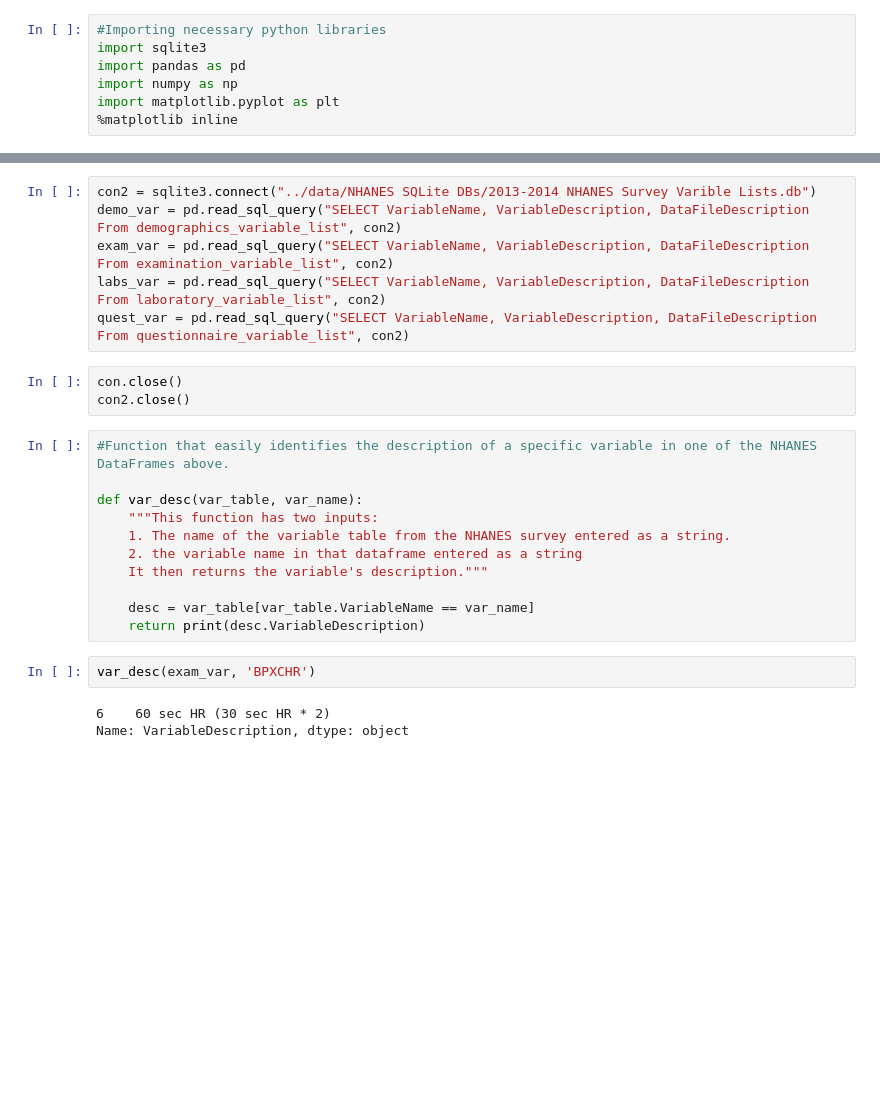
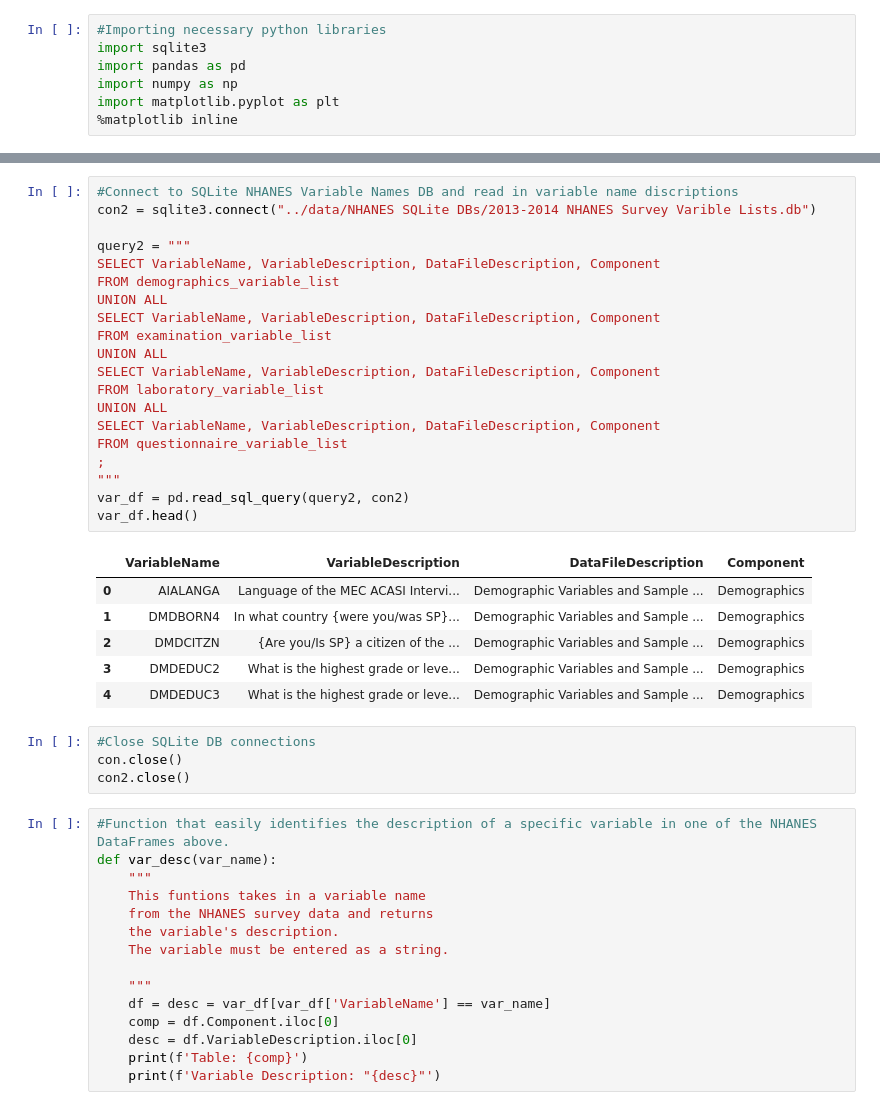
Before and after one commit to chrchristensen1/Deloitte-AI-Acadaemy-Final-Capstone-Project, a Jupyter notebook: Notebooks/Data Preparation.ipynb, the cells around one changed output, grey strips where cells are left out. Cells and saved outputs as stored; diff of their text form; blank space fills up the shorter version.

```diff
--- a/Notebooks/Data Preparation.ipynb
+++ b/Notebooks/Data Preparation.ipynb
@@ -14,25 +39,46 @@ quest_df = pd.read_sql_query("SELECT SEQN, MCQ300a, PAD630, PAD675, PAD615, PAD6
 # %%
+#Connect to SQLite NHANES Variable Names DB and read in variable name discriptions
 con2 = sqlite3.connect("../data/NHANES SQLite DBs/2013-2014 NHANES Survey Varible Lists.db")
-demo_var = pd.read_sql_query("SELECT VariableName, VariableDescription, DataFileDescription From demographics_variable_list", con2)
-exam_var = pd.read_sql_query("SELECT VariableName, VariableDescription, DataFileDescription From examination_variable_list", con2)
-labs_var = pd.read_sql_query("SELECT VariableName, VariableDescription, DataFileDescription From laboratory_variable_list", con2)
-quest_var = pd.read_sql_query("SELECT VariableName, VariableDescription, DataFileDescription From questionnaire_variable_list", con2)
+
+query2 = """
+SELECT VariableName, VariableDescription, DataFileDescription, Component
+FROM demographics_variable_list
+UNION ALL
+SELECT VariableName, VariableDescription, DataFileDescription, Component
+FROM examination_variable_list
+UNION ALL
+SELECT VariableName, VariableDescription, DataFileDescription, Component
+FROM laboratory_variable_list
+UNION ALL
+SELECT VariableName, VariableDescription, DataFileDescription, Component
+FROM questionnaire_variable_list
+;
+"""
+var_df = pd.read_sql_query(query2, con2)
+var_df.head()
+# %% [output]
+|  | VariableName | VariableDescription | DataFileDescription | Component |
+| 0 | AIALANGA | Language of the MEC ACASI Intervi... | Demographic Variables and Sample ... | Demographics |
+| 1 | DMDBORN4 | In what country {were you/was SP}... | Demographic Variables and Sample ... | Demographics |
+| 2 | DMDCITZN | {Are you/Is SP} a citizen of the ... | Demographic Variables and Sample ... | Demographics |
+| 3 | DMDEDUC2 | What is the highest grade or leve... | Demographic Variables and Sample ... | Demographics |
+| 4 | DMDEDUC3 | What is the highest grade or leve... | Demographic Variables and Sample ... | Demographics |
 # %%
+#Close SQLite DB connections
 con.close()
 con2.close()
 # %%
 #Function that easily identifies the description of a specific variable in one of the NHANES DataFrames above.
+def var_desc(var_name):
+    """
+    This funtions takes in a variable name
+    from the NHANES survey data and returns
+    the variable's description.
+    The variable must be entered as a string.
 
-def var_desc(var_table, var_name):
-    """This function has two inputs:
-    1. The name of the variable table from the NHANES survey entered as a string.
-    2. the variable name in that dataframe entered as a string
-    It then returns the variable's description."""
-
-    desc = var_table[var_table.VariableName == var_name]
-    return print(desc.VariableDescription)
+    """
+    df = desc = var_df[var_df['VariableName'] == var_name]
+    comp = df.Component.iloc[0]
+    desc = df.VariableDescription.iloc[0]
+    print(f'Table: {comp}')
+    print(f'Variable Description: "{desc}"')
-# %%
-var_desc(exam_var, 'BPXCHR')
-# %% [output]
-6    60 sec HR (30 sec HR * 2)
-Name: VariableDescription, dtype: object
```
Also changed, not shown: parts of 13 cells of this notebook, 4 other files.
